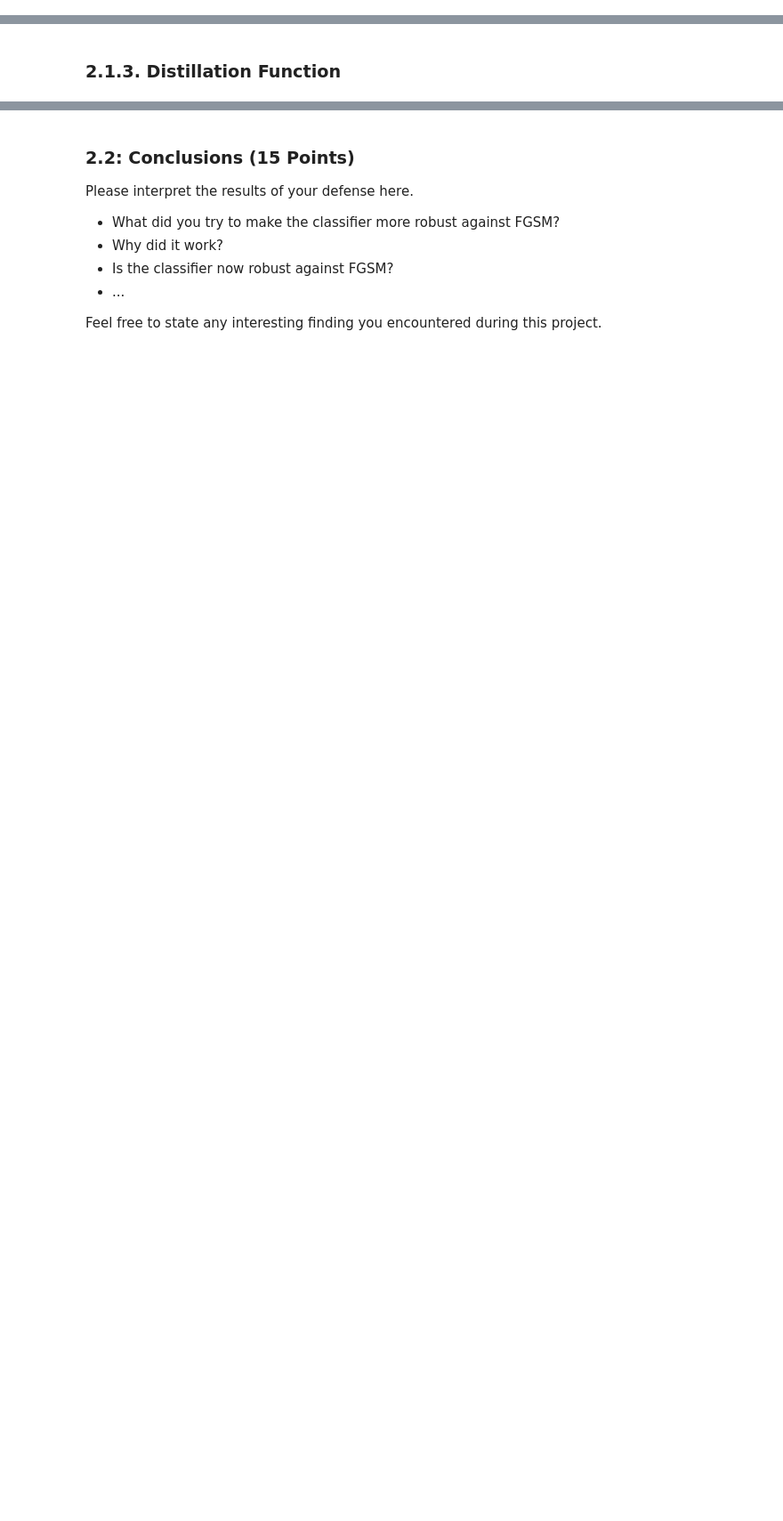
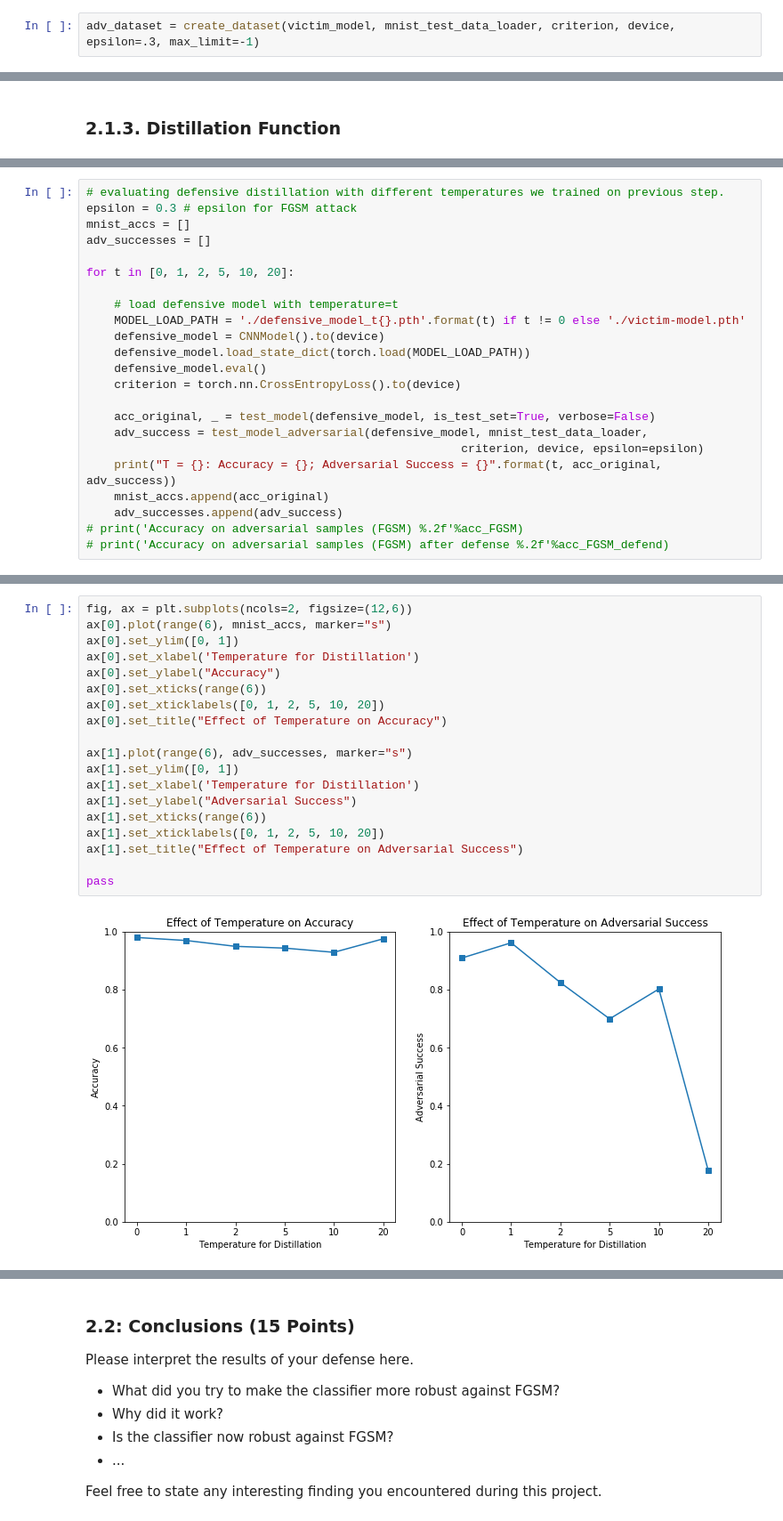
Before and after one commit to muhammadyaseen/mlcysecproj3, a Jupyter notebook: Project3_Notebook.ipynb, the cells around one changed output, grey strips where cells are left out. Shown: that part at 89% size. Cells and saved outputs as stored; diff of their text form; blank space fills up the shorter version.

Commit message:
add evaluation pt. 1 plot

```diff
--- a/Project3_Notebook.ipynb
+++ b/Project3_Notebook.ipynb
@@ -514,3 +514,5 @@ adv_dataset = create_dataset(victim_model, mnist_test_data_loader, criterion, de
+# %%
+adv_dataset = create_dataset(victim_model, mnist_test_data_loader, criterion, device, epsilon=.3, max_limit=-1)
 # %% [markdown]
 ### 1.1.3: Visualizing the results (5 Points)
 
@@ -860,0 +871,23 @@ print('Accuracy on adversarial samples (FGSM) after defense %.2f'%acc_FGSM_defen
+# %%
+# evaluating defensive distillation with different temperatures we trained on previous step.
+epsilon = 0.3 # epsilon for FGSM attack
+mnist_accs = []
+adv_successes = []
+
+for t in [0, 1, 2, 5, 10, 20]:
+
+    # load defensive model with temperature=t
+    MODEL_LOAD_PATH = './defensive_model_t{}.pth'.format(t) if t != 0 else './victim-model.pth'
+    defensive_model = CNNModel().to(device)
+    defensive_model.load_state_dict(torch.load(MODEL_LOAD_PATH))
+    defensive_model.eval()
+    criterion = torch.nn.CrossEntropyLoss().to(device)
+
+    acc_original, _ = test_model(defensive_model, is_test_set=True, verbose=False)
+    adv_success = test_model_adversarial(defensive_model, mnist_test_data_loader,
+                                                      criterion, device, epsilon=epsilon)
+    print("T = {}: Accuracy = {}; Adversarial Success = {}".format(t, acc_original, adv_success))
+    mnist_accs.append(acc_original)
+    adv_successes.append(adv_success)
+# print('Accuracy on adversarial samples (FGSM) %.2f'%acc_FGSM)
+# print('Accuracy on adversarial samples (FGSM) after defense %.2f'%acc_FGSM_defend)
@@ -860,0 +901,21 @@ print('Accuracy on adversarial samples (FGSM) after defense %.2f'%acc_FGSM_defen
+# %%
+fig, ax = plt.subplots(ncols=2, figsize=(12,6))
+ax[0].plot(range(6), mnist_accs, marker="s")
+ax[0].set_ylim([0, 1])
+ax[0].set_xlabel('Temperature for Distillation')
+ax[0].set_ylabel("Accuracy")
+ax[0].set_xticks(range(6))
+ax[0].set_xticklabels([0, 1, 2, 5, 10, 20])
+ax[0].set_title("Effect of Temperature on Accuracy")
+
+ax[1].plot(range(6), adv_successes, marker="s")
+ax[1].set_ylim([0, 1])
+ax[1].set_xlabel('Temperature for Distillation')
+ax[1].set_ylabel("Adversarial Success")
+ax[1].set_xticks(range(6))
+ax[1].set_xticklabels([0, 1, 2, 5, 10, 20])
+ax[1].set_title("Effect of Temperature on Adversarial Success")
+
+pass
+# %% [output]
+[figure, added]
```
Also changed, not shown: parts of 16 cells of this notebook.
